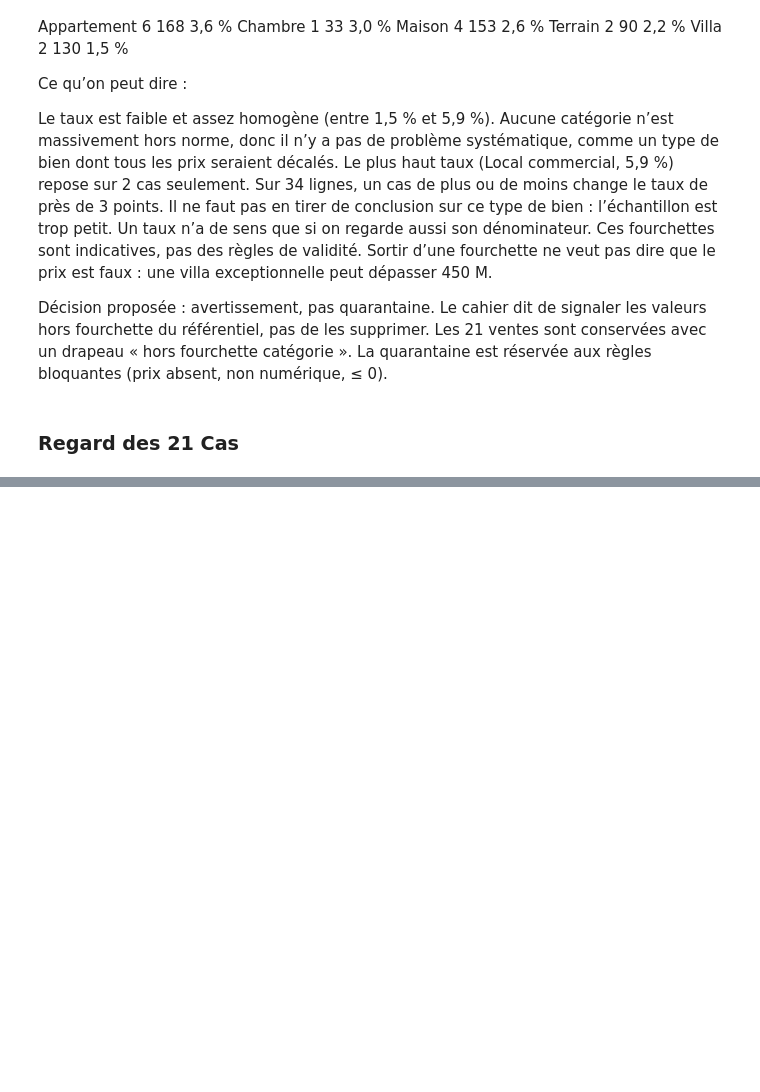
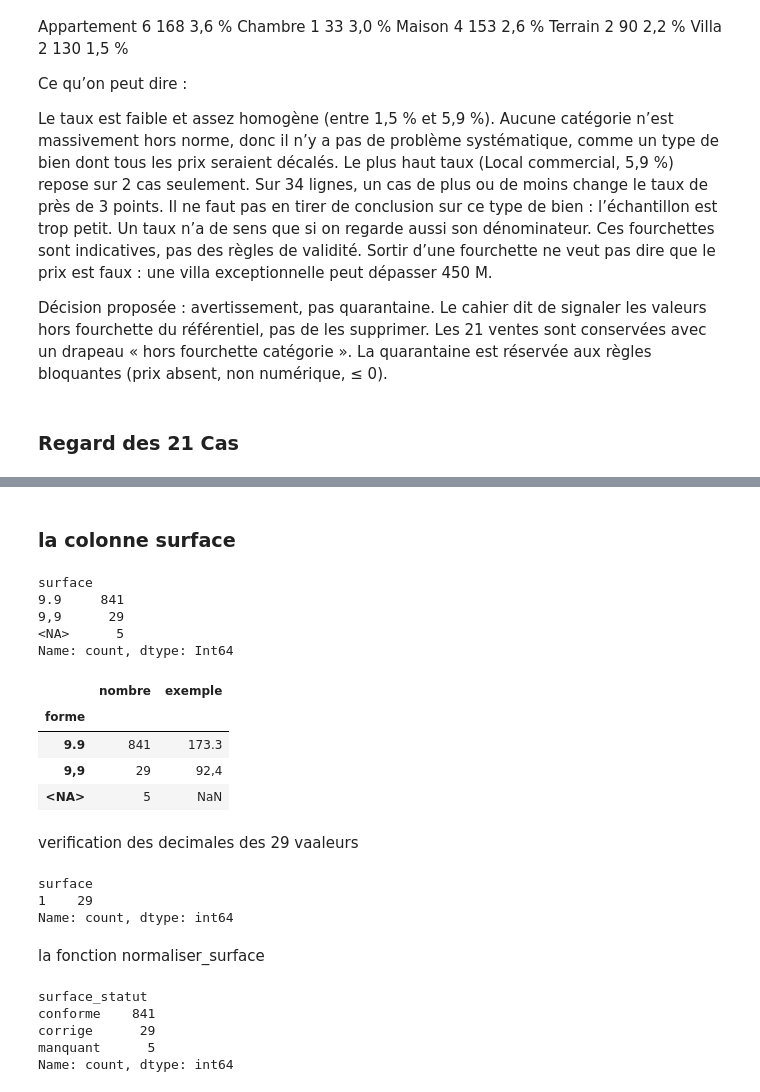
Before and after one commit to moussambkdiaby/immo-analyse, a Jupyter notebook: notebooks/00_profilage.ipynb, the cells around one changed output, grey strips where cells are left out. Cells and saved outputs as stored; diff of their text form; code cells hidden in the pictures; blank space fills up the shorter version.

Commit message:
Plateforme : fonction normaliser_surface testée et appliquée

```diff
--- a/notebooks/00_profilage.ipynb
+++ b/notebooks/00_profilage.ipynb
@@ -636,3 +636,45 @@ Ventes sans fourchette : 0
 | 578 | PLT-00735 | Terrain | 117965000.0 | 8000000 | 90000000 | 31.0 |
 | 614 | PLT-00783 | Maison | 238173000.0 | 35000000 | 180000000 | 32.0 |
 | 517 | PLT-00663 | Appartement | 340802000.0 | 25000000 | 120000000 | 184.0 |
+# %% [markdown]
+### la colonne surface
+# %%
+# POURQUOI : la surface est lue en texte (dtype=str). Avant de la convertir,
+# on liste les façons dont elle est écrite, comme pour le prix.
+moule(plateforme["surface"]).value_counts(dropna=False)
+# %% [output]
+surface
+9.9     841
+9,9      29
+<NA>      5
+Name: count, dtype: Int64
+# %%
+# Un exemple réel de chaque forme, pour savoir ce que cache chaque moule.
+formes_surface = (
+    plateforme.assign(forme=moule(plateforme["surface"]))
+    .groupby("forme", dropna=False)["surface"]
+    .agg(nombre="size", exemple="first")
+)
+formes_surface.sort_values("nombre", ascending=False)
+# %% [output]
+|  | nombre | exemple |
+| forme |  |  |
+| 9.9 | 841 | 173.3 |
+| 9,9 | 29 | 92,4 |
+| <NA> | 5 | NaN |
+# %% [markdown]
+verification des decimales des 29 vaaleurs
+# %%
+# POURQUOI : une virgule suivie de 3 chiffres ("1,250") serait ambiguë (milliers ou décimale).
+# On compte donc combien de chiffres suivent la virgule dans chacune des 29 valeurs.
+virgules = plateforme.loc[moule(plateforme["surface"]) == "9,9", "surface"]
+
+# split(",") coupe en deux morceaux ; .str[1] garde la partie après la virgule ;
+# .str.len() compte ses caractères.
+virgules.str.split(",").str[1].str.len().value_counts()
+# %% [output]
+surface
+1    29
+Name: count, dtype: int64
+# %% [markdown]
+la fonction normaliser_surface
@@ -638,0 +712,16 @@ Ventes sans fourchette : 0
+# %%
+resultats_surf = plateforme["surface"].apply(normaliser_surface)
+
+surface_norm = pd.DataFrame(
+    resultats_surf.tolist(),
+    columns=["surface_num", "surface_statut"],
+    index=plateforme.index,
+)
+
+surface_norm["surface_statut"].value_counts()   # dernière ligne : Jupyter l'affiche
+# %% [output]
+surface_statut
+conforme    841
+corrige      29
+manquant      5
+Name: count, dtype: int64
```
Also changed, not shown: parts of 1 cell of this notebook.
